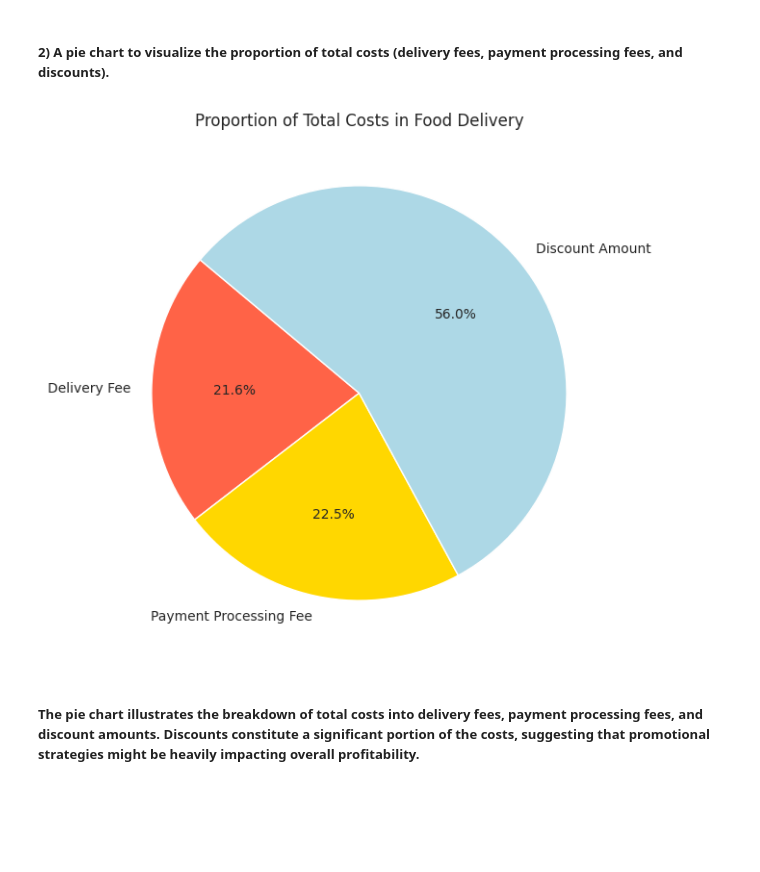
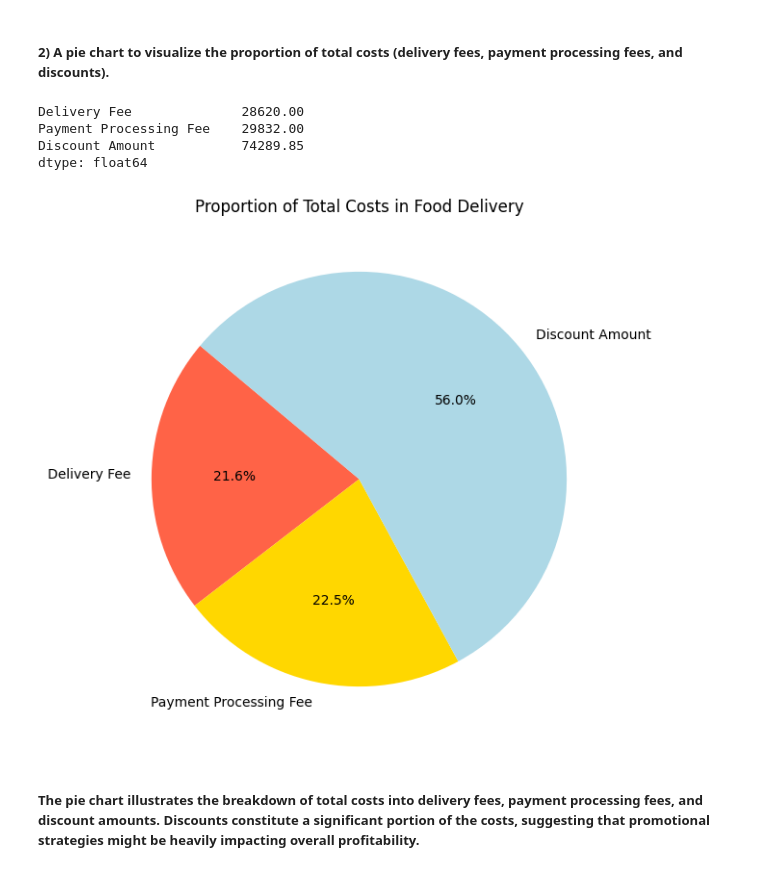
Before and after one commit to ajithpmohan/food-delivery-cost-and-profitability-analysis-using-python, a Jupyter notebook: main.ipynb, the cells around one changed output. Cells and saved outputs as stored; diff of their text form; code cells hidden in the pictures; blank space fills up the shorter version.

```diff
--- a/main.ipynb
+++ b/main.ipynb
@@ -56,6 +62,8 @@ def extract_discount(discount_str):
 # %%
-food_orders_df['Discount Percentage/Flat Off'] = food_orders_df['Discounts and Offers'].apply(lambda x: extract_discount(x))
-food_orders_df.head()
+food_orders_df["Discount Percentage/Flat Off"] = food_orders_df[
+    "Discounts and Offers"
+].apply(extract_discount)
+food_orders_df
 # %% [output]
 |  | Customer ID | Restaurant ID | Order Date and Time | Delivery Date and Time | Order Value | Delivery Fee | ... |
 | Order ID |  |  |  |  |  |  | ... |
@@ -139,6 +203,22 @@ food_orders_df.head()
 # %% [markdown]
 ##### We’ll calculate the net profit by subtracting the total costs (including discounts) from the revenue generated through commission fees.
 # %%
-food_orders_df['Profit'] = food_orders_df['Revenue'] - food_orders_df['Total Costs']
-food_orders_df[['Restaurant ID', 'Order Value', 'Commission Fee', 'Payment Processing Fee', 'Delivery Fee', 'Discount Percentage/Flat Off', 'Discount Amount', 'Total Costs', 'Revenue', 'Profit']]
+food_orders_df["Profit"] = food_orders_df["Revenue"] - \
+    food_orders_df["Total Costs"]
+food_orders_df[
+    [
+        "Customer ID",
+        "Restaurant ID",
+        "Order Value",
+        "Delivery Fee",
+        "Commission Fee",
+        "Payment Processing Fee",
+        "Refunds/Chargebacks",
+        "Discount Percentage/Flat Off",
+        "Discount Amount",
+        "Total Costs",
+        "Revenue",
+        "Profit",
+    ]
+]
 # %% [output]
@@ -193,15 +277,30 @@ plt.show()
 ##### The histogram shows a wide distribution of profit per order, with a noticeable number of orders resulting in a loss (profits below 0). The red dashed line indicates the average profit, which is in the negative territory, highlighting the overall loss-making situation.
 # %% [markdown]
 ##### 2) A pie chart to visualize the proportion of total costs (delivery fees, payment processing fees, and discounts).
+# %%
+costs_breakdown = food_orders_df[
+    ["Delivery Fee", "Payment Processing Fee", "Discount Amount"]
+].sum()
+costs_breakdown
+# %% [output]
+Delivery Fee              28620.00
+Payment Processing Fee    29832.00
+Discount Amount           74289.85
+dtype: float64
 # %%
 # pie chart for the proportion of total costs
-costs_breakdown = food_orders_df[['Delivery Fee', 'Payment Processing Fee', 'Discount Amount']].sum()
 plt.figure(figsize=(7, 7))
-plt.pie(costs_breakdown, labels=costs_breakdown.index, autopct='%1.1f%%', startangle=140, colors=['tomato', 'gold', 'lightblue'])
-plt.title('Proportion of Total Costs in Food Delivery')
+plt.pie(
+    costs_breakdown,
+    labels=costs_breakdown.index,
+    autopct="%1.1f%%",
+    startangle=140,
+    colors=["tomato", "gold", "lightblue"],
+)
+plt.title("Proportion of Total Costs in Food Delivery")
 plt.show()
 # %% [output]
-[figure, old version]
+[figure, new version]
 # %% [markdown]
 ##### The pie chart illustrates the breakdown of total costs into delivery fees, payment processing fees, and discount amounts. Discounts constitute a significant portion of the costs, suggesting that promotional strategies might be heavily impacting overall profitability.
 # %% [markdown]
```
Also changed, not shown: parts of 30 cells of this notebook, 1 other file.
